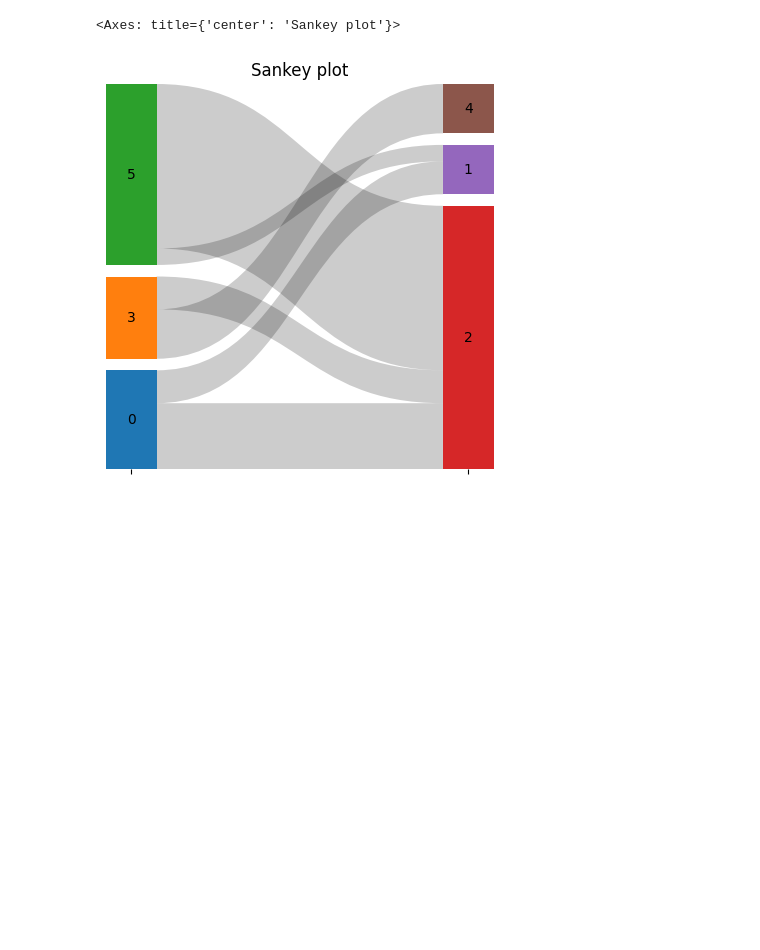
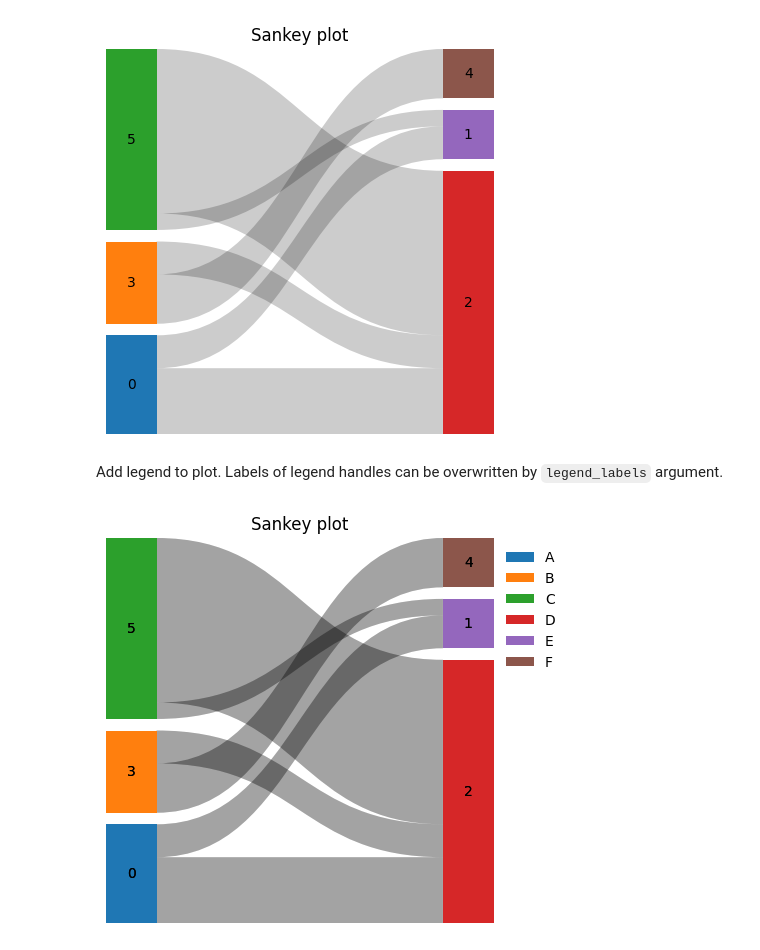
Before and after one commit to harryhaller001/matplotlib-sankey, a Jupyter notebook: docs/source/vignette.ipynb, the cells around one changed output. Saved outputs shown, nothing was run; the diff lists cells and outputs as text; code cells hidden in the pictures; blank space fills up the shorter version.

```diff
--- a/docs/source/vignette.ipynb
+++ b/docs/source/vignette.ipynb
@@ -23,19 +27,11 @@ sankey(
 [figure]
 # %%
-data = [
-    [
-        (0, 2, 20),
-        (0, 1, 10),
-        (3, 4, 15),
-        (3, 2, 10),
-        (5, 1, 5),
-        (5, 2, 50),
-    ],
-]
+data = [(0, 2, 20), (0, 1, 10), (3, 4, 15), (3, 2, 10), (5, 1, 5), (5, 2, 50)]
 
 fig, ax = plt.subplots(figsize=(5, 5))
-sankey(
-    data=data,
+ax = sankey(
+    # Sequence arguments must have 3 dimensions
+    data=[data],
     cmap="tab10",
     annotate_columns=True,
     ax=ax,
@@ -43,5 +39,27 @@ sankey(
     spacing=0.03,
 )
 # %% [output]
-<Axes: title={'center': 'Sankey plot'}>
 [figure]
+# %% [markdown]
+Add legend to plot. Labels of legend handles can be overwritten by `legend_labels` argument.
+# %%
+ax = sankey(
+    data=[data],
+    cmap="tab10",
+    annotate_columns=True,
+    ax=ax,
+    title="Sankey plot",
+    spacing=0.03,
+    show_legend=True,
+    legend_labels=[
+        "A",
+        "B",
+        "C",
+        "D",
+        "E",
+        "F",
+    ],
+)
+ax.get_figure()
+# %% [output]
+[figure, added]
```
Also changed, not shown: parts of 4 cells of this notebook, 9 other files.
